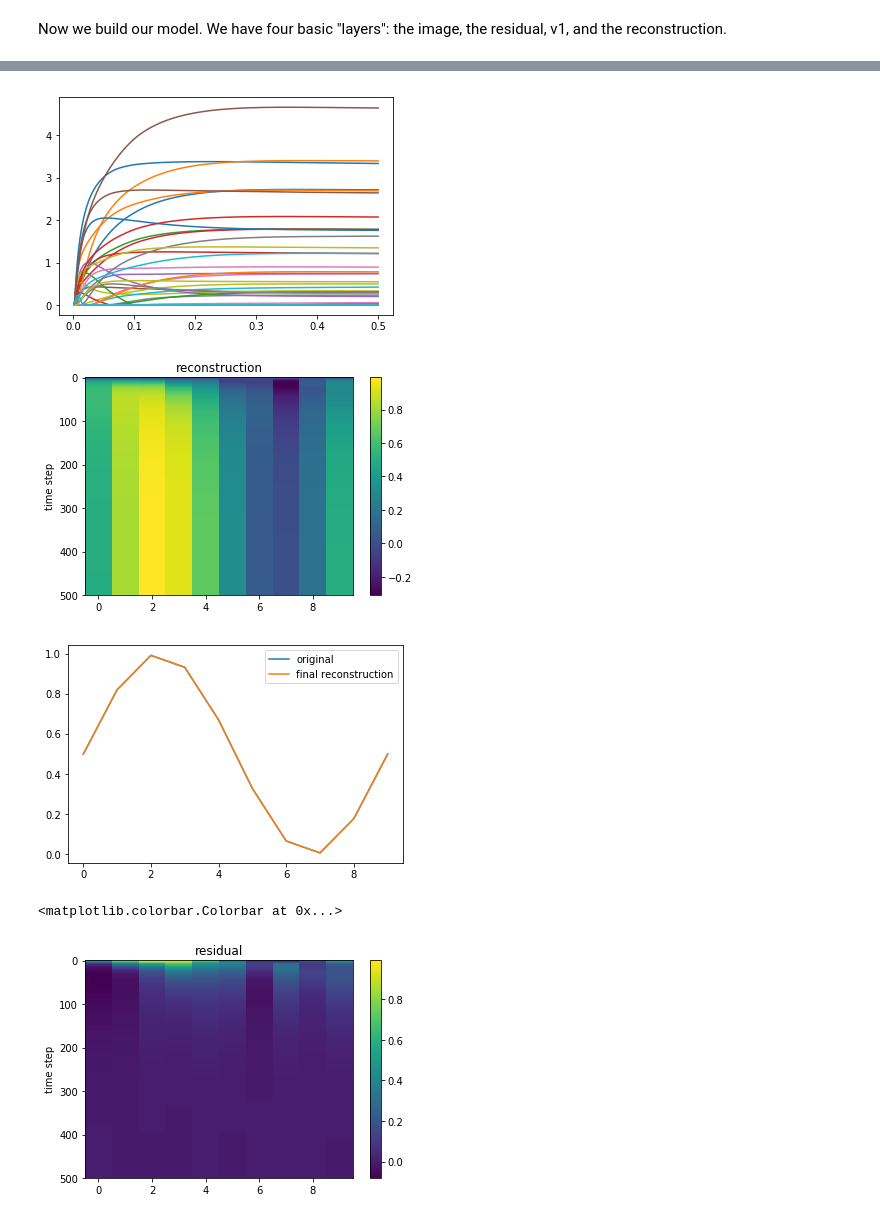
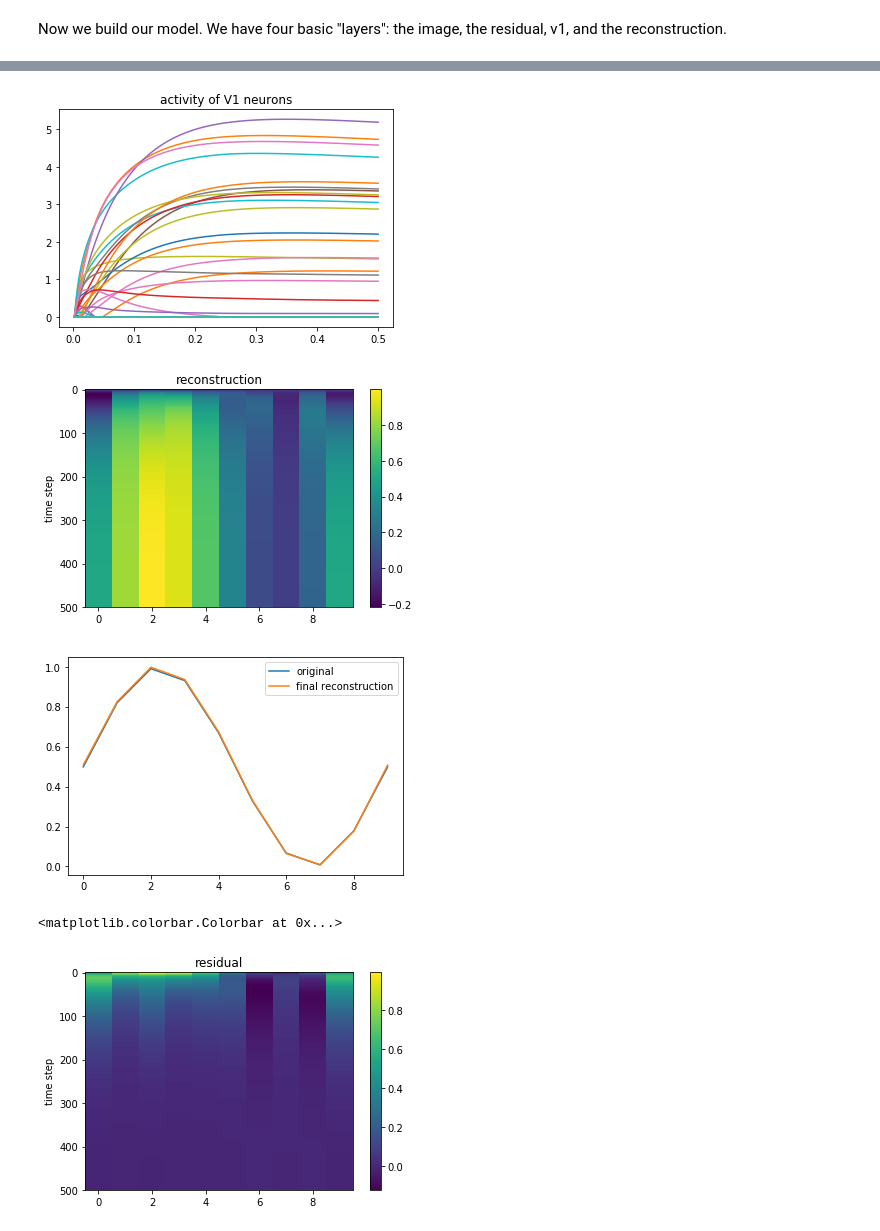
Before and after one commit to tcstewar/testing_notebooks, a Jupyter notebook: lca/LCA-adapt-dual-oja.ipynb, the cells around one changed output, grey strips where cells are left out. Drawn from its saved outputs; the diff is of its cells as text; code cells hidden in the pictures.

```diff
--- a/lca/LCA-adapt-dual-oja.ipynb
+++ b/lca/LCA-adapt-dual-oja.ipynb
@@ -16,7 +16,7 @@ class RectifiedLinearWithThreshold(nengo.RectifiedLinear):
         self.threshold = threshold
 
     def step_math(self, dt, J, output):
-        output[...] = self.amplitude * np.maximum(self.threshold, J)
+        output[...] = self.amplitude * np.where(J>self.threshold, J, 0)
 # %% [markdown]
 Now we build our model.  We have four basic "layers":  the image, the residual, v1, and the reconstruction.
 # %%
@@ -90,9 +90,10 @@ sim.run(0.5)
 [interactive output not drawn]
 # %%
 plt.plot(sim.trange(), sim.data[p_v1])
+plt.title('activity of V1 neurons')
 plt.show()
 # %% [output]
-[figure, old version]
+[figure, new version]
 # %%
 recon = sim.data[p_recon]
 plt.imshow(recon, aspect='auto')
@@ -105,8 +106,8 @@ plt.plot(recon[-1], label='final reconstruction')
 plt.legend()
 plt.show()
 # %% [output]
-[figure, old version]
+[figure, new version]
-[figure, old version]
+[figure, new version]
 # %%
 plt.imshow(sim.data[p_res][:,:], aspect='auto')
 plt.ylabel('time step')
@@ -114,4 +115,4 @@ plt.title('residual')
 plt.colorbar()
 # %% [output]
 <matplotlib.colorbar.Colorbar at 0x...>
-[figure, old version]
+[figure, new version]
```
